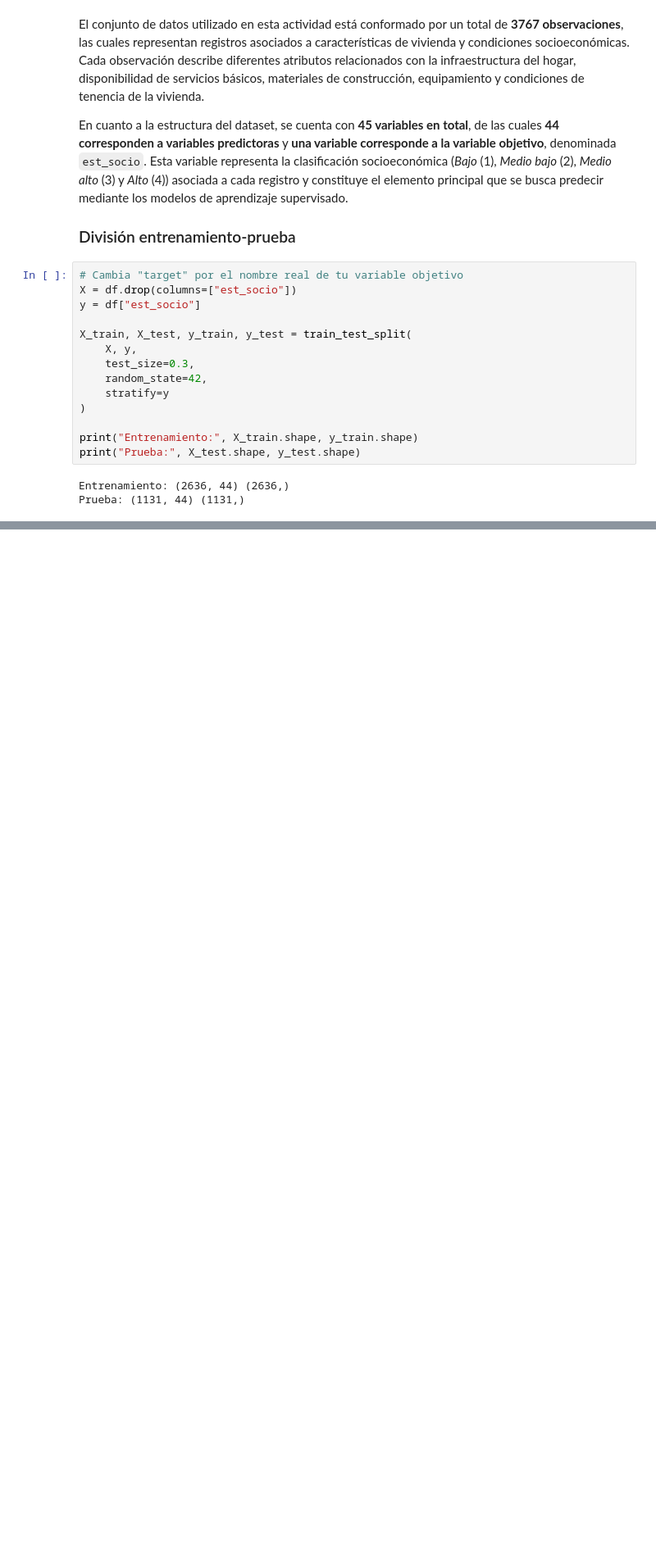
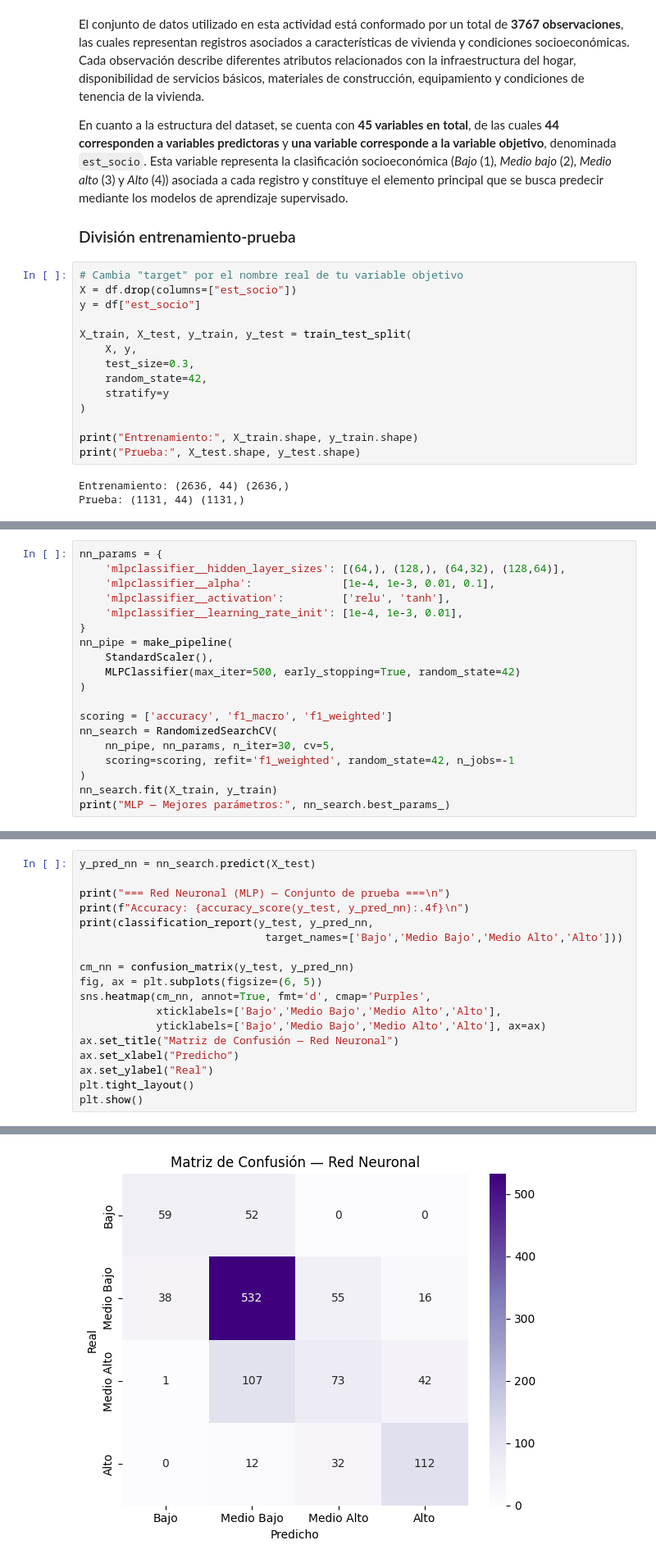
Before and after one commit to DiazPaz/ia_models, a Jupyter notebook: A2.3/main.ipynb, the cells around one changed output, grey strips where cells are left out. Shown at 82% size. Saved outputs shown, nothing was run; the diff lists cells and outputs as text; blank space fills up the shorter version.

```diff
--- a/A2.3/main.ipynb
+++ b/A2.3/main.ipynb
@@ -91,0 +236,19 @@ Prueba: (1131, 44) (1131,)
+# %%
+nn_params = {
+    'mlpclassifier__hidden_layer_sizes': [(64,), (128,), (64,32), (128,64)],
+    'mlpclassifier__alpha':              [1e-4, 1e-3, 0.01, 0.1],
+    'mlpclassifier__activation':         ['relu', 'tanh'],
+    'mlpclassifier__learning_rate_init': [1e-4, 1e-3, 0.01],
+}
+nn_pipe = make_pipeline(
+    StandardScaler(),
+    MLPClassifier(max_iter=500, early_stopping=True, random_state=42)
+)
+
+scoring = ['accuracy', 'f1_macro', 'f1_weighted']
+nn_search = RandomizedSearchCV(
+    nn_pipe, nn_params, n_iter=30, cv=5,
+    scoring=scoring, refit='f1_weighted', random_state=42, n_jobs=-1
+)
+nn_search.fit(X_train, y_train)
+print("MLP — Mejores parámetros:", nn_search.best_params_)
@@ -220,0 +410,19 @@ Pipeline(steps=[('standardscaler', StandardScaler()),
+# %%
+y_pred_nn = nn_search.predict(X_test)
+
+print("=== Red Neuronal (MLP) — Conjunto de prueba ===\n")
+print(f"Accuracy: {accuracy_score(y_test, y_pred_nn):.4f}\n")
+print(classification_report(y_test, y_pred_nn,
+                             target_names=['Bajo','Medio Bajo','Medio Alto','Alto']))
+
+cm_nn = confusion_matrix(y_test, y_pred_nn)
+fig, ax = plt.subplots(figsize=(6, 5))
+sns.heatmap(cm_nn, annot=True, fmt='d', cmap='Purples',
+            xticklabels=['Bajo','Medio Bajo','Medio Alto','Alto'],
+            yticklabels=['Bajo','Medio Bajo','Medio Alto','Alto'], ax=ax)
+ax.set_title("Matriz de Confusión — Red Neuronal")
+ax.set_xlabel("Predicho")
+ax.set_ylabel("Real")
+plt.tight_layout()
+plt.show()
+# %% [output]
@@ -220,0 +443 @@ Pipeline(steps=[('standardscaler', StandardScaler()),
+[figure, added]
```
Also changed, not shown: parts of 35 cells of this notebook, 1 other file.
